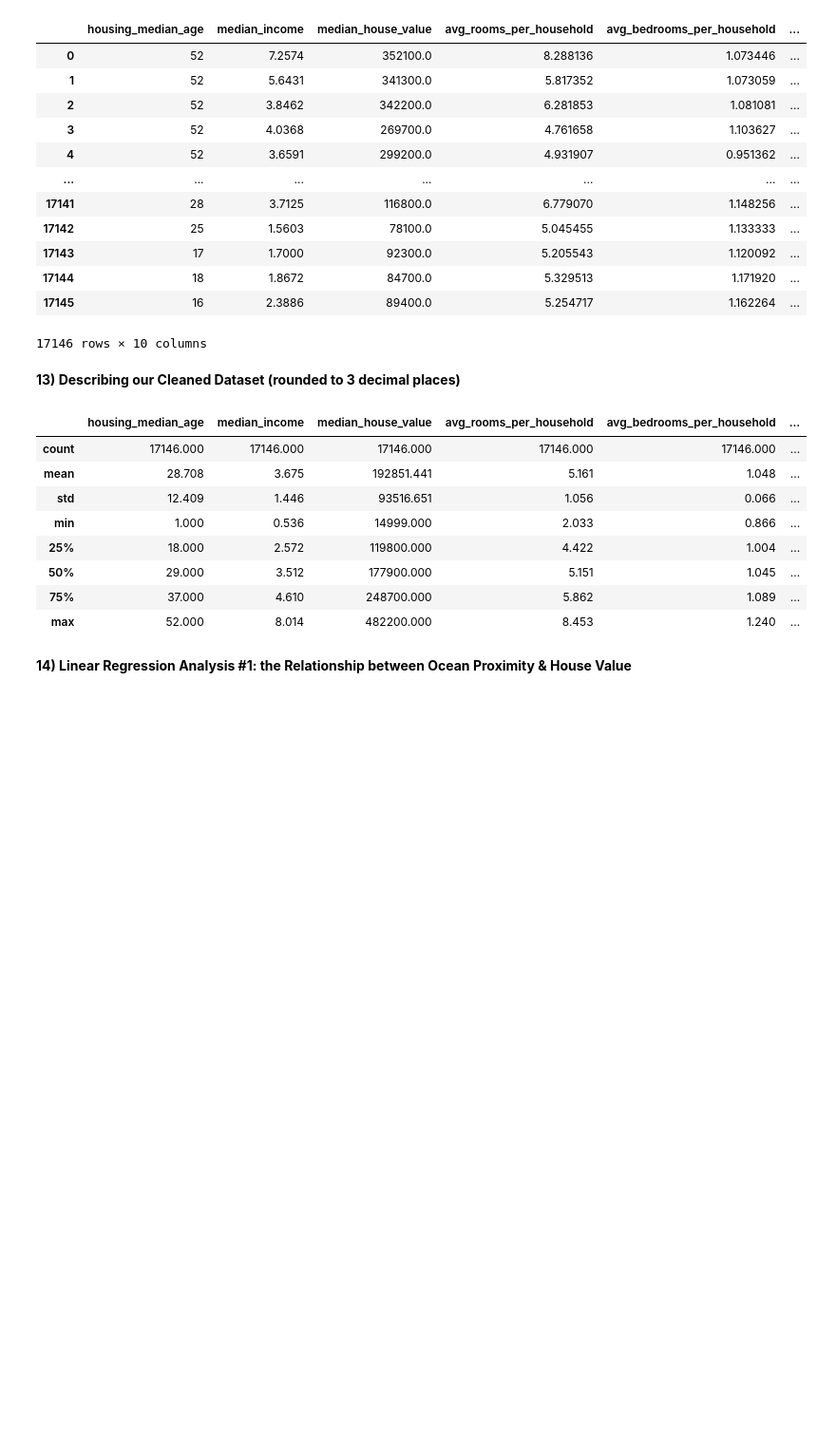
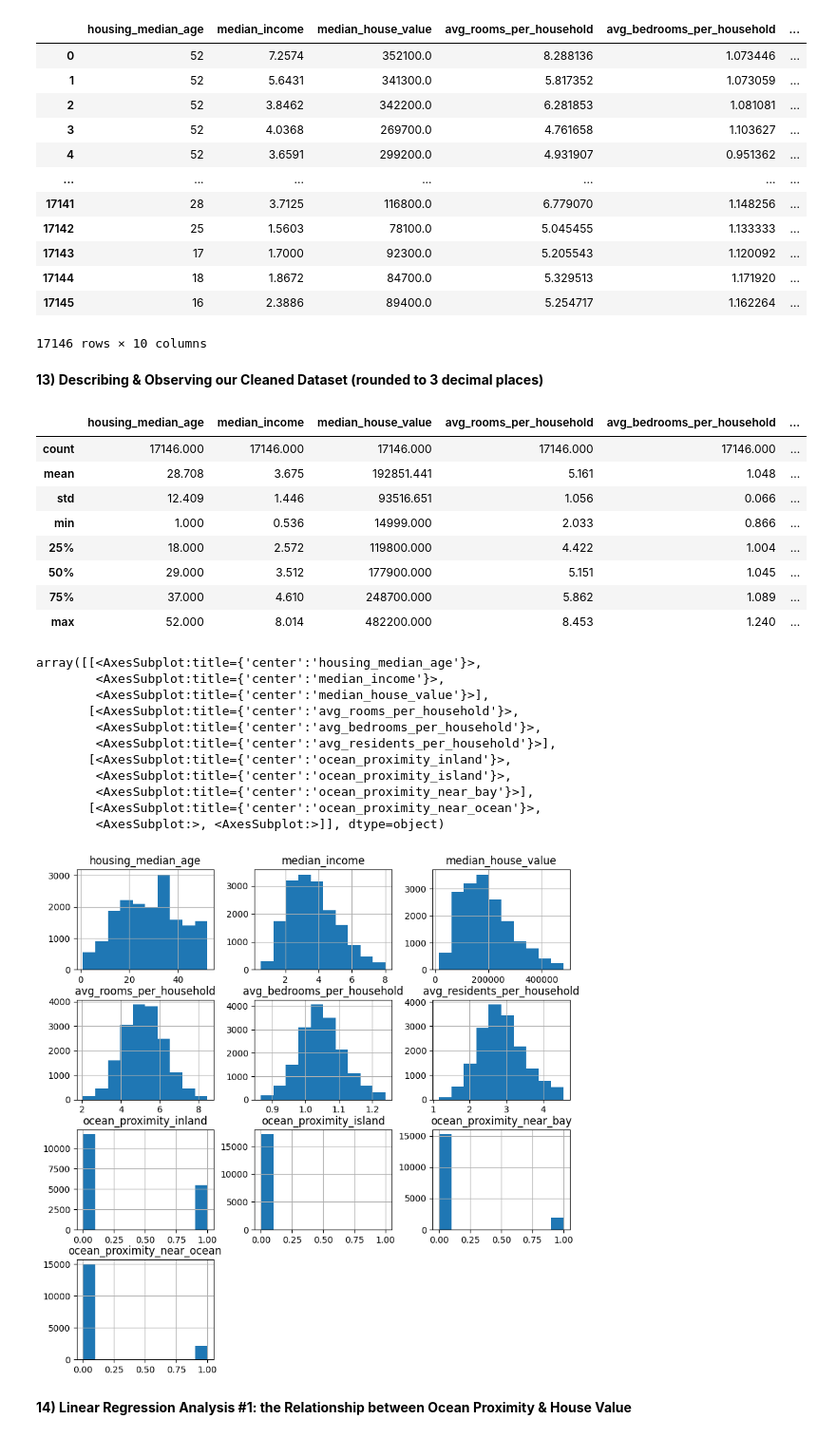
Before and after one commit to emiriosp/correlation_hdi_and_height, a Jupyter notebook: california_housing/housing.ipynb, the cells around one changed output. Shown: that part at 95% size. Saved outputs shown, nothing was run; the diff lists cells and outputs as text; code cells hidden in the pictures; blank space fills up the shorter version.

```diff
--- a/california_housing/housing.ipynb
+++ b/california_housing/housing.ipynb
@@ -341,19 +352,31 @@ df_11
 # If 'ocean_proximity_inland'='ocean_proximity_island'='ocean_proximity_near_bay'='ocean_proximity_near_ocean' = 0,
 ## it means that the block's location is less than an hour away from the ocean.
 # %% [markdown]
-**13) Describing our Cleaned Dataset (rounded to 3 decimal places)**
+**13) Describing & Observing our Cleaned Dataset (rounded to 3 decimal places)**
-# %%
-df_11.describe().round(3)
-# %% [output]
-|  | housing_median_age | median_income | median_house_value | avg_rooms_per_household | avg_bedrooms_per_household | ... |
-| count | 17146.000 | 17146.000 | 17146.000 | 17146.000 | 17146.000 | ... |
-| mean | 28.708 | 3.675 | 192851.441 | 5.161 | 1.048 | ... |
-| std | 12.409 | 1.446 | 93516.651 | 1.056 | 0.066 | ... |
-| min | 1.000 | 0.536 | 14999.000 | 2.033 | 0.866 | ... |
-| 25% | 18.000 | 2.572 | 119800.000 | 4.422 | 1.004 | ... |
-| 50% | 29.000 | 3.512 | 177900.000 | 5.151 | 1.045 | ... |
-| 75% | 37.000 | 4.610 | 248700.000 | 5.862 | 1.089 | ... |
-| max | 52.000 | 8.014 | 482200.000 | 8.453 | 1.240 | ... |
+# %%
+display(df_11.describe().round(3),df_11.hist(figsize=(10,10)))
+# %% [output]
+|  | housing_median_age | median_income | median_house_value | avg_rooms_per_household | avg_bedrooms_per_household | ... |
+| count | 17146.000 | 17146.000 | 17146.000 | 17146.000 | 17146.000 | ... |
+| mean | 28.708 | 3.675 | 192851.441 | 5.161 | 1.048 | ... |
+| std | 12.409 | 1.446 | 93516.651 | 1.056 | 0.066 | ... |
+| min | 1.000 | 0.536 | 14999.000 | 2.033 | 0.866 | ... |
+| 25% | 18.000 | 2.572 | 119800.000 | 4.422 | 1.004 | ... |
+| 50% | 29.000 | 3.512 | 177900.000 | 5.151 | 1.045 | ... |
+| 75% | 37.000 | 4.610 | 248700.000 | 5.862 | 1.089 | ... |
+| max | 52.000 | 8.014 | 482200.000 | 8.453 | 1.240 | ... |
+array([[<AxesSubplot:title={'center':'housing_median_age'}>,
+        <AxesSubplot:title={'center':'median_income'}>,
+        <AxesSubplot:title={'center':'median_house_value'}>],
+       [<AxesSubplot:title={'center':'avg_rooms_per_household'}>,
+        <AxesSubplot:title={'center':'avg_bedrooms_per_household'}>,
+        <AxesSubplot:title={'center':'avg_residents_per_household'}>],
+       [<AxesSubplot:title={'center':'ocean_proximity_inland'}>,
+        <AxesSubplot:title={'center':'ocean_proximity_island'}>,
+        <AxesSubplot:title={'center':'ocean_proximity_near_bay'}>],
+       [<AxesSubplot:title={'center':'ocean_proximity_near_ocean'}>,
+        <AxesSubplot:>, <AxesSubplot:>]], dtype=object)
+[figure, added]
 # %% [markdown]
 **14) Linear Regression Analysis #1: the Relationship between Ocean Proximity & House Value**
 # %%
```
Also changed, not shown: parts of 6 cells of this notebook, 1 other file.
